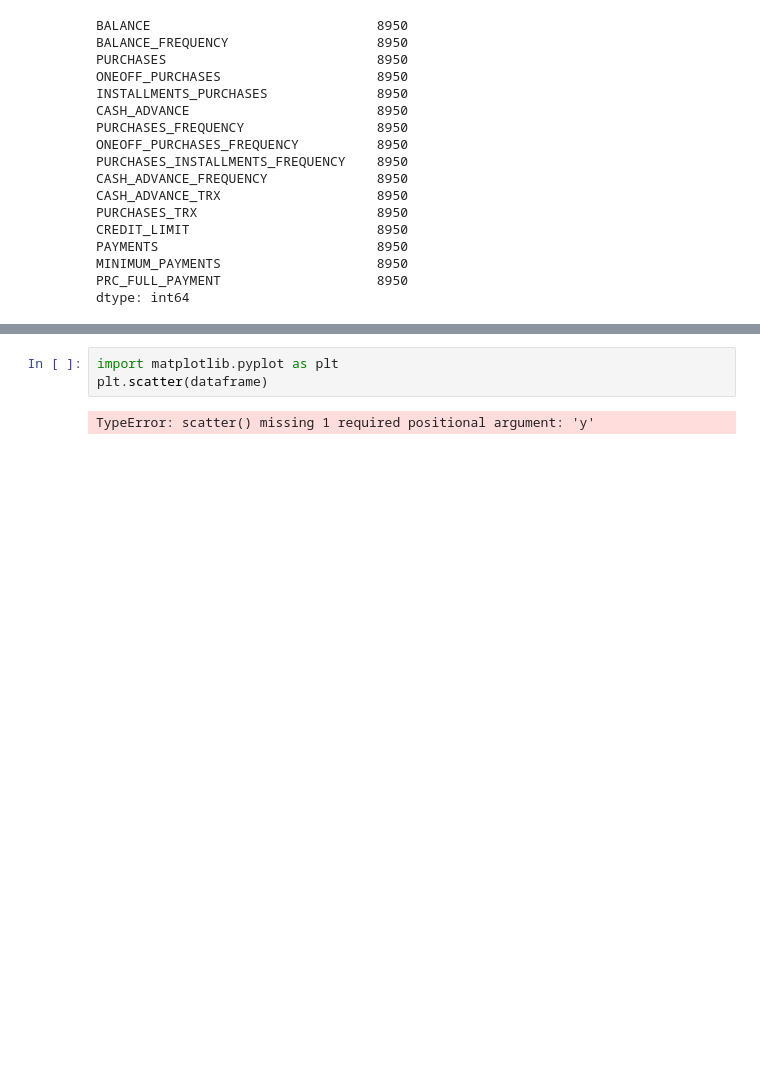
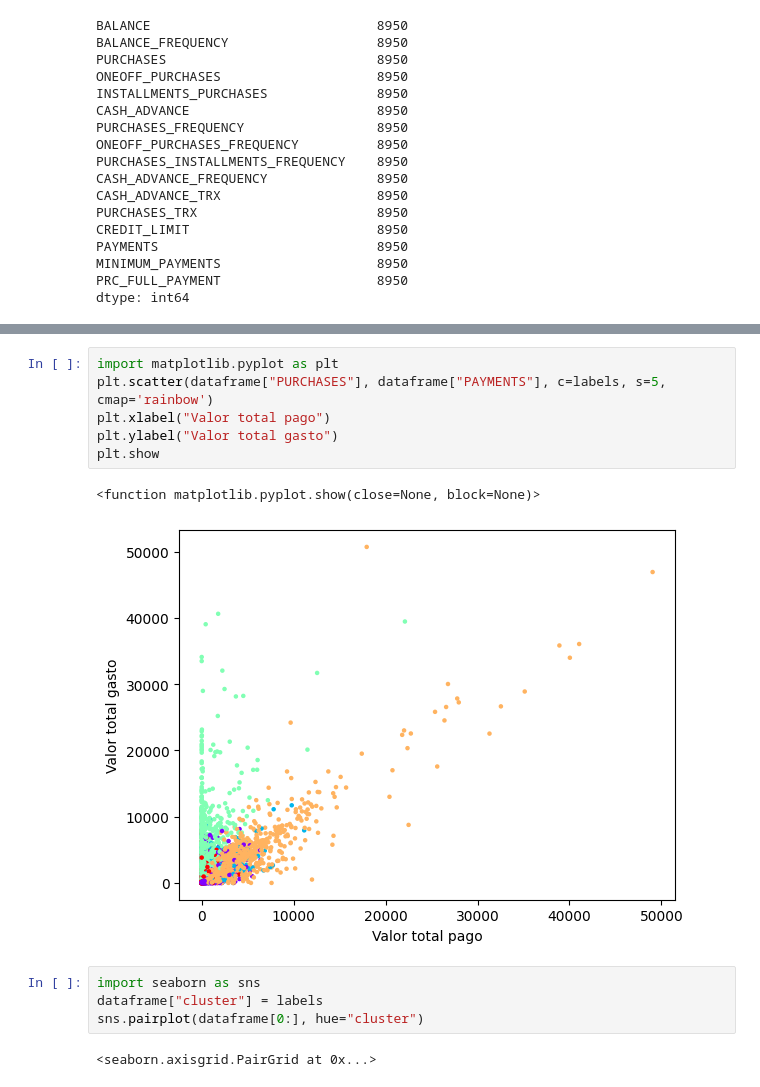
Before and after one commit to LeonardoBrendo/Clustering-cart-es-de-credito, a Jupyter notebook: notebook_cluster.ipynb, the cells around one changed output, grey strips where cells are left out. Cells and saved outputs as stored; diff of their text form; blank space fills up the shorter version.

Commit message:
vendo clusters

```diff
--- a/notebook_cluster.ipynb
+++ b/notebook_cluster.ipynb
@@ -163,5 +163,15 @@ print(s1, dbs3, calinski3)
 # %%
 import matplotlib.pyplot as plt
-plt.scatter(dataframe)
+plt.scatter(dataframe["PURCHASES"], dataframe["PAYMENTS"], c=labels, s=5, cmap='rainbow')
+plt.xlabel("Valor total pago")
+plt.ylabel("Valor total gasto")
+plt.show
 # %% [output]
-TypeError: scatter() missing 1 required positional argument: 'y'
+<function matplotlib.pyplot.show(close=None, block=None)>
+[figure, added]
+# %%
+import seaborn as sns
+dataframe["cluster"] = labels
+sns.pairplot(dataframe[0:], hue="cluster")
+# %% [output]
+<seaborn.axisgrid.PairGrid at 0x...>
```
Also changed, not shown: parts of 7 cells of this notebook.
